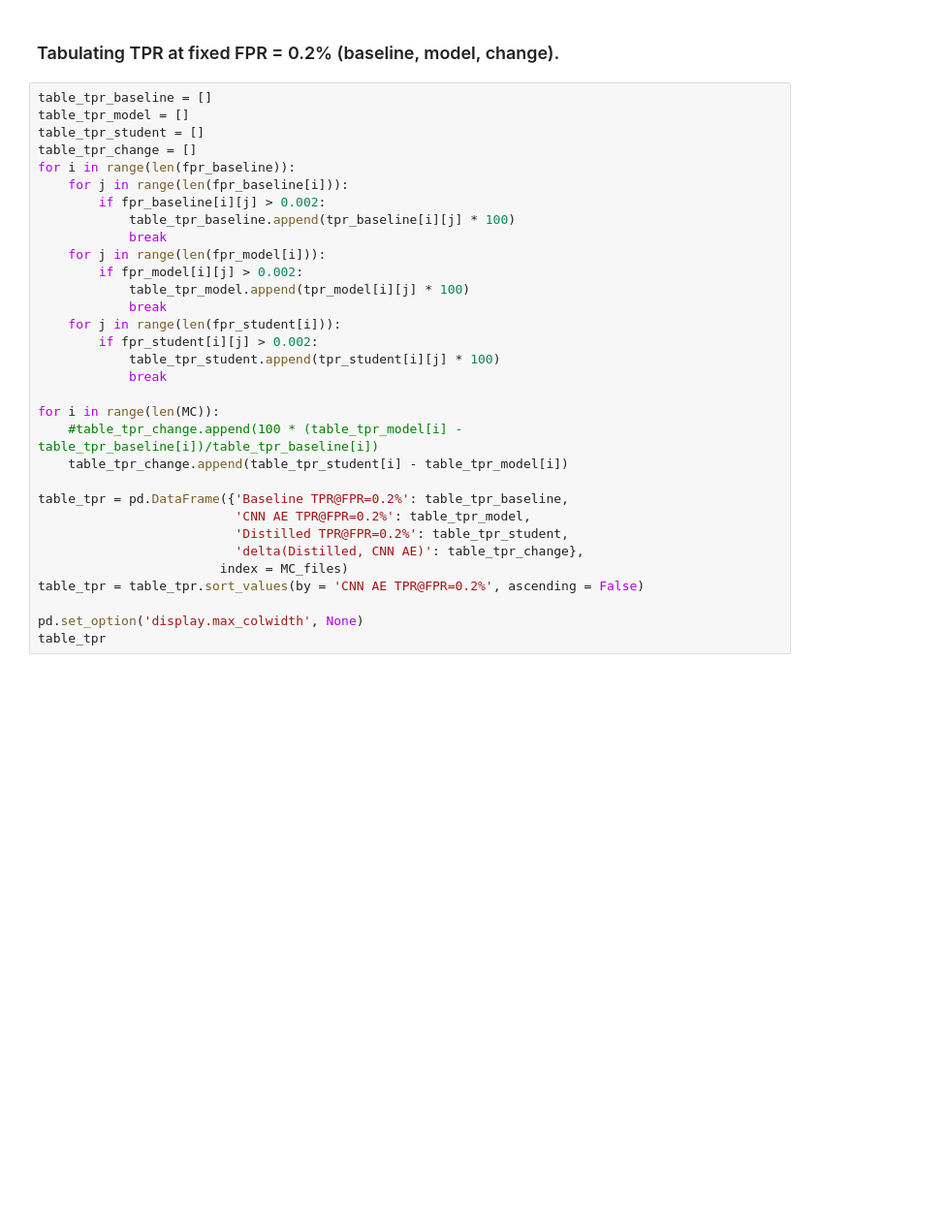
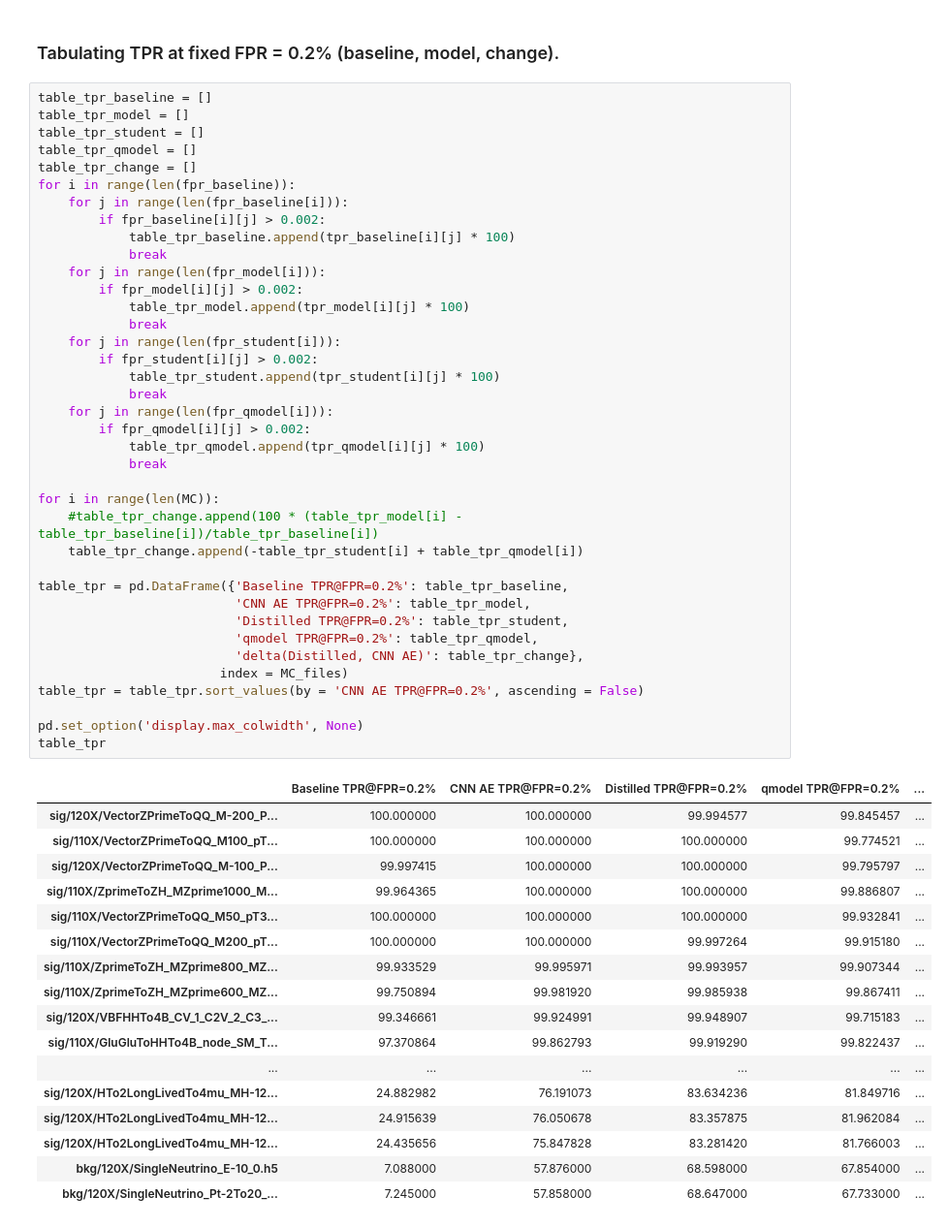
Before and after one commit to hftsoi/ML_CMSL1CaloTrigger, a Jupyter notebook: ConvAE_training.ipynb, the cells around one changed output. Shown at 97% size. Saved outputs shown, nothing was run; the diff lists cells and outputs as text; blank space fills up the shorter version.

```diff
--- a/ConvAE_training.ipynb
+++ b/ConvAE_training.ipynb
@@ -876,31 +1260,55 @@ plt.show()
 table_tpr_baseline = []
 table_tpr_model = []
 table_tpr_student = []
+table_tpr_qmodel = []
 table_tpr_change = []
 for i in range(len(fpr_baseline)):
     for j in range(len(fpr_baseline[i])):
         if fpr_baseline[i][j] > 0.002:
             table_tpr_baseline.append(tpr_baseline[i][j] * 100)
             break
     for j in range(len(fpr_model[i])):
         if fpr_model[i][j] > 0.002:
             table_tpr_model.append(tpr_model[i][j] * 100)
             break
     for j in range(len(fpr_student[i])):
         if fpr_student[i][j] > 0.002:
             table_tpr_student.append(tpr_student[i][j] * 100)
             break
+    for j in range(len(fpr_qmodel[i])):
+        if fpr_qmodel[i][j] > 0.002:
+            table_tpr_qmodel.append(tpr_qmodel[i][j] * 100)
+            break
 
 for i in range(len(MC)):
     #table_tpr_change.append(100 * (table_tpr_model[i] - table_tpr_baseline[i])/table_tpr_baseline[i])
-    table_tpr_change.append(table_tpr_student[i] - table_tpr_model[i])
+    table_tpr_change.append(-table_tpr_student[i] + table_tpr_qmodel[i])
 
 table_tpr = pd.DataFrame({'Baseline TPR@FPR=0.2%': table_tpr_baseline,
                           'CNN AE TPR@FPR=0.2%': table_tpr_model,
                           'Distilled TPR@FPR=0.2%': table_tpr_student,
+                          'qmodel TPR@FPR=0.2%': table_tpr_qmodel,
                           'delta(Distilled, CNN AE)': table_tpr_change},
                         index = MC_files)
 table_tpr = table_tpr.sort_values(by = 'CNN AE TPR@FPR=0.2%', ascending = False)
 
 pd.set_option('display.max_colwidth', None)
 table_tpr
+# %% [output]
+|  | Baseline TPR@FPR=0.2% | CNN AE TPR@FPR=0.2% | Distilled TPR@FPR=0.2% | qmodel TPR@FPR=0.2% | ... |
+| sig/120X/VectorZPrimeToQQ_M-200_P... | 100.000000 | 100.000000 | 99.994577 | 99.845457 | ... |
+| sig/110X/VectorZPrimeToQQ_M100_pT... | 100.000000 | 100.000000 | 100.000000 | 99.774521 | ... |
+| sig/120X/VectorZPrimeToQQ_M-100_P... | 99.997415 | 100.000000 | 100.000000 | 99.795797 | ... |
+| sig/110X/ZprimeToZH_MZprime1000_M... | 99.964365 | 100.000000 | 100.000000 | 99.886807 | ... |
+| sig/110X/VectorZPrimeToQQ_M50_pT3... | 100.000000 | 100.000000 | 100.000000 | 99.932841 | ... |
+| sig/110X/VectorZPrimeToQQ_M200_pT... | 100.000000 | 100.000000 | 99.997264 | 99.915180 | ... |
+| sig/110X/ZprimeToZH_MZprime800_MZ... | 99.933529 | 99.995971 | 99.993957 | 99.907344 | ... |
+| sig/110X/ZprimeToZH_MZprime600_MZ... | 99.750894 | 99.981920 | 99.985938 | 99.867411 | ... |
+| sig/120X/VBFHHTo4B_CV_1_C2V_2_C3_... | 99.346661 | 99.924991 | 99.948907 | 99.715183 | ... |
+| sig/110X/GluGluToHHTo4B_node_SM_T... | 97.370864 | 99.862793 | 99.919290 | 99.822437 | ... |
+| ... | ... | ... | ... | ... | ... |
+| sig/120X/HTo2LongLivedTo4mu_MH-12... | 24.882982 | 76.191073 | 83.634236 | 81.849716 | ... |
+| sig/120X/HTo2LongLivedTo4mu_MH-12... | 24.915639 | 76.050678 | 83.357875 | 81.962084 | ... |
+| sig/120X/HTo2LongLivedTo4mu_MH-12... | 24.435656 | 75.847828 | 83.281420 | 81.766003 | ... |
+| bkg/120X/SingleNeutrino_E-10_0.h5 | 7.088000 | 57.876000 | 68.598000 | 67.854000 | ... |
+| bkg/120X/SingleNeutrino_Pt-2To20_... | 7.245000 | 57.858000 | 68.647000 | 67.733000 | ... |
```
Also changed, not shown: parts of 33 cells of this notebook, 5 other files.
